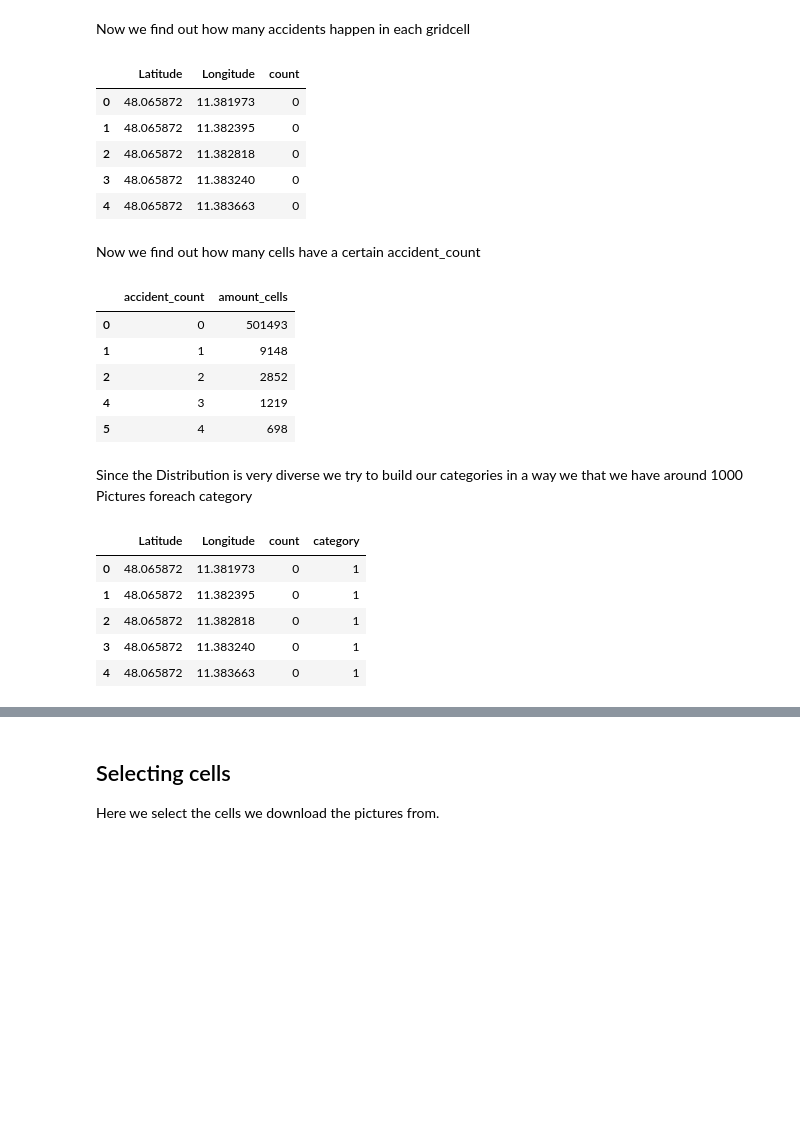
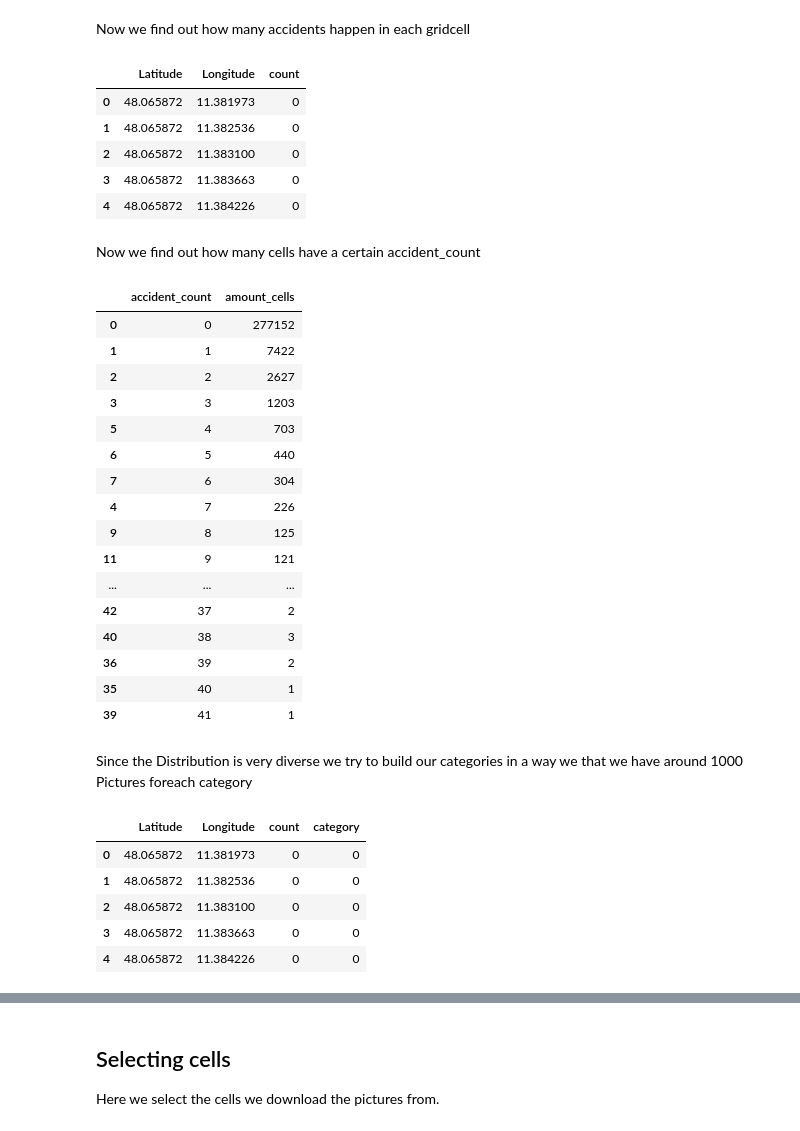
Before and after one commit to Dichtael/TDS2324-TrafficAccidents, a Jupyter notebook: Notebooks/EDA for Image Aquisation.ipynb, the cells around one changed output, grey strips where cells are left out. Cells and saved outputs as stored; diff of their text form; code cells hidden in the pictures; blank space fills up the shorter version.

Commit message:
- Creating Google maps API Calls -Changig grid to 40m x 40m

```diff
--- a/Notebooks/EDA for Image Aquisation.ipynb
+++ b/Notebooks/EDA for Image Aquisation.ipynb
@@ -81,9 +81,9 @@ max_latitude = munich['ygcswgs84'].max()
 METERS_PER_DEGREE_LATITUDE = 111000  # approximately 111 kilometers
 METERS_PER_DEGREE_LONGITUDE = 71000  # approximately 71 kilometers at Munich's latitude
 
-# Calculating degree increments for a 30 meter cell
-degree_increment_latitude = 30 / METERS_PER_DEGREE_LATITUDE
-degree_increment_longitude = 30 / METERS_PER_DEGREE_LONGITUDE
+# Calculating degree increments for a 40 meter cell
+degree_increment_latitude = 40 / METERS_PER_DEGREE_LATITUDE
+degree_increment_longitude = 40 / METERS_PER_DEGREE_LONGITUDE
 # %% [markdown]
 Now we can generate the grid
 # %%
@@ -171,66 +171,75 @@ grid_cells.head()
 # %% [output]
 |  | Latitude | Longitude | count |
 | 0 | 48.065872 | 11.381973 | 0 |
-| 1 | 48.065872 | 11.382395 | 0 |
-| 2 | 48.065872 | 11.382818 | 0 |
-| 3 | 48.065872 | 11.383240 | 0 |
-| 4 | 48.065872 | 11.383663 | 0 |
+| 1 | 48.065872 | 11.382536 | 0 |
+| 2 | 48.065872 | 11.383100 | 0 |
+| 3 | 48.065872 | 11.383663 | 0 |
+| 4 | 48.065872 | 11.384226 | 0 |
 # %% [markdown]
 Now we find out how many cells have a certain accident_count
 # %%
 # make new empty df
 count_cells = pd.DataFrame(columns=['accident_count', 'amount_cells'])
 
 # fill accident_count with uniquevalues from count from grid_cells
 count_cells['accident_count'] = grid_cells['count'].unique()
 
 # fill amount_cells with the amount of cells with the same accident_count
 for i, row in count_cells.iterrows():
     count_cells.at[i, 'amount_cells'] = grid_cells[grid_cells['count'] == row['accident_count']].shape[0]
 
 count_cells.sort_values(by=['accident_count'], inplace=True)
-count_cells.head()
+count_cells.head(40)
 # %% [output]
 |  | accident_count | amount_cells |
-| 0 | 0 | 501493 |
-| 1 | 1 | 9148 |
-| 2 | 2 | 2852 |
-| 4 | 3 | 1219 |
-| 5 | 4 | 698 |
+| 0 | 0 | 277152 |
+| 1 | 1 | 7422 |
+| 2 | 2 | 2627 |
+| 3 | 3 | 1203 |
+| 5 | 4 | 703 |
+| 6 | 5 | 440 |
+| 7 | 6 | 304 |
+| 4 | 7 | 226 |
+| 9 | 8 | 125 |
+| 11 | 9 | 121 |
+| ... | ... | ... |
+| 42 | 37 | 2 |
+| 40 | 38 | 3 |
+| 36 | 39 | 2 |
+| 35 | 40 | 1 |
+| 39 | 41 | 1 |
 # %% [markdown]
 Since the Distribution is very diverse we try to build our categories in a way we that we have around 1000 Pictures foreach category
 # %%
 # categorize each grid cell by the number of accidents it contains
-#category 1 = 0 accidents
-#category 2 = 1 accidents
-#category 3 = 2 accidents
-#category 4 = 3 accidents
-#category 5 = 4-5 accidents
-#category 6 = 6+ accidents
+#category 0 = 0 accidents
+#category 1 = 1 accidents
+#category 2 = 2 accidents
+#category 3 = 3-4 accidents
+#category 4 = 5+ accidents
+
 grid_cells['category'] = 0
 
 for i, row in grid_cells.iterrows():
     if row['count'] == 0:
+        grid_cells.at[i, 'category'] = 0
+    elif row['count'] == 1:
         grid_cells.at[i, 'category'] = 1
-    elif row['count'] == 1:
+    elif row['count'] == 2:
         grid_cells.at[i, 'category'] = 2
-    elif row['count'] == 2:
+    elif row['count'] == 3 or row['count'] == 4:
         grid_cells.at[i, 'category'] = 3
-    elif row['count'] == 3:
+    else:
         grid_cells.at[i, 'category'] = 4
-    elif row['count'] == 4 or row['count'] == 5:
-        grid_cells.at[i, 'category'] = 5
-    else:
-        grid_cells.at[i, 'category'] = 6
 
 grid_cells.head()
 # %% [output]
 |  | Latitude | Longitude | count | category |
-| 0 | 48.065872 | 11.381973 | 0 | 1 |
-| 1 | 48.065872 | 11.382395 | 0 | 1 |
-| 2 | 48.065872 | 11.382818 | 0 | 1 |
-| 3 | 48.065872 | 11.383240 | 0 | 1 |
-| 4 | 48.065872 | 11.383663 | 0 | 1 |
+| 0 | 48.065872 | 11.381973 | 0 | 0 |
+| 1 | 48.065872 | 11.382536 | 0 | 0 |
+| 2 | 48.065872 | 11.383100 | 0 | 0 |
+| 3 | 48.065872 | 11.383663 | 0 | 0 |
+| 4 | 48.065872 | 11.384226 | 0 | 0 |
 # %%
 # how often does each category occur?
 grid_cells['category'].value_counts()
```
Also changed, not shown: parts of 6 cells of this notebook, 3 other files.
